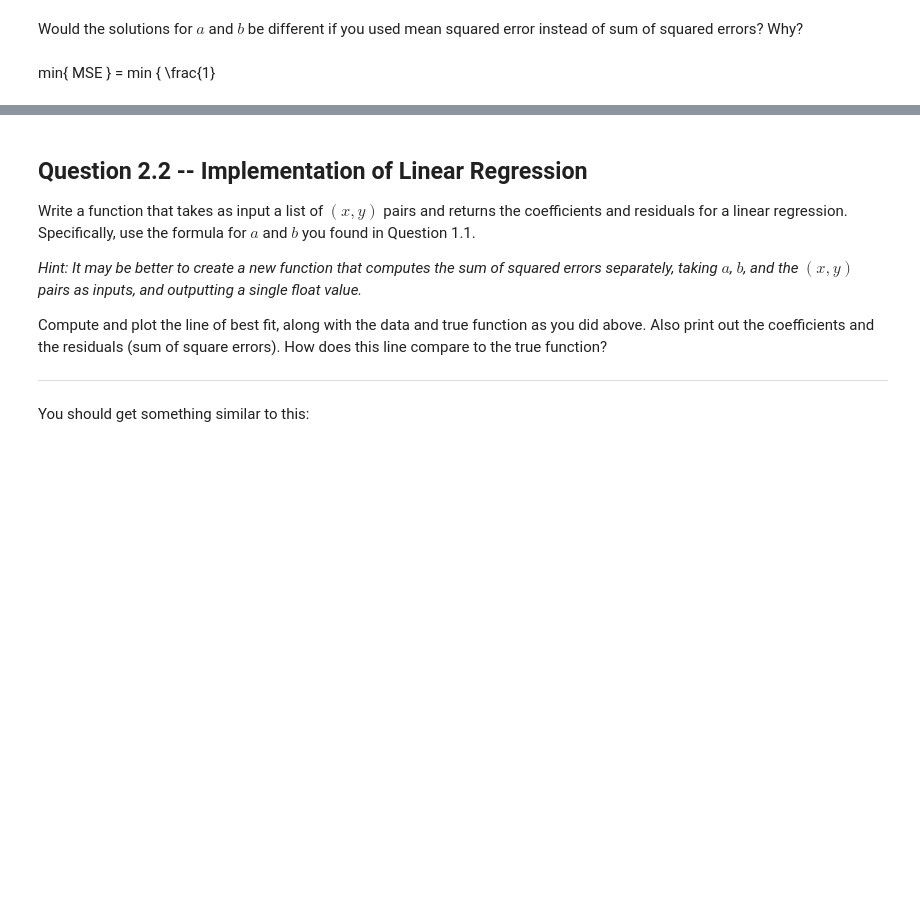
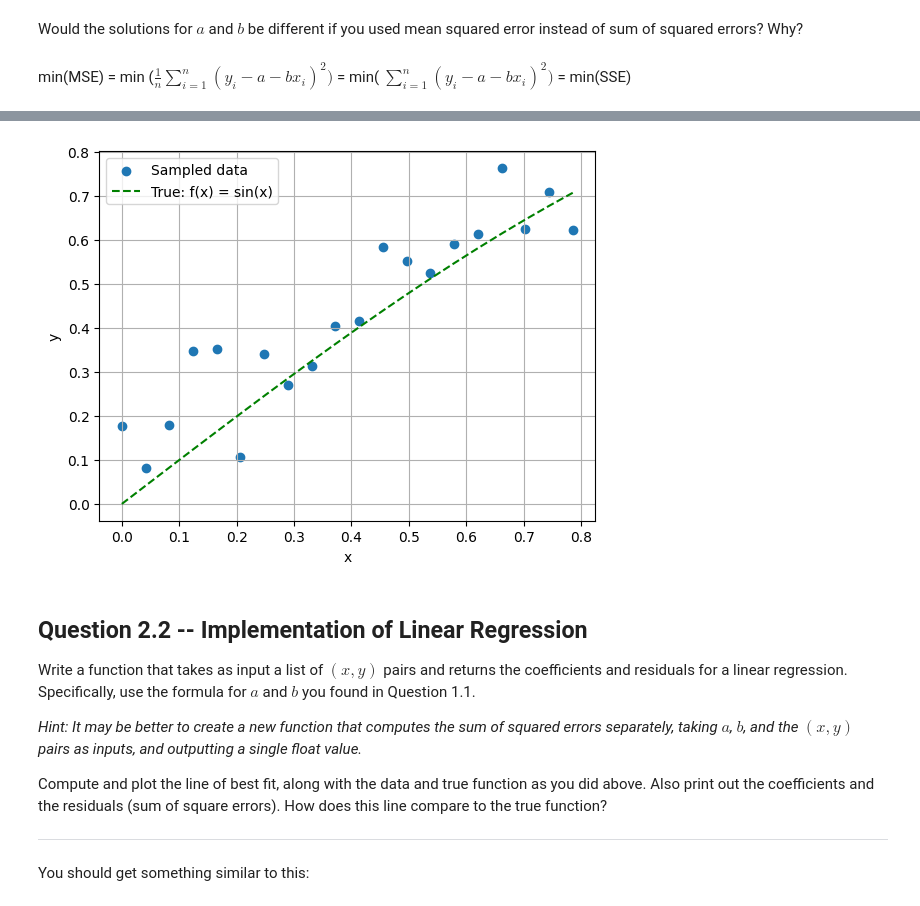
Before and after one commit to RiccardoZatti/TMDL, a Jupyter notebook: TMDL_2024_25_Assignment_1,_Qs_only.ipynb, the cells around one changed output, grey strips where cells are left out. Cells and saved outputs as stored; diff of their text form; code cells hidden in the pictures; blank space fills up the shorter version.

```diff
--- a/TMDL_2024_25_Assignment_1,_Qs_only.ipynb
+++ b/TMDL_2024_25_Assignment_1,_Qs_only.ipynb
@@ -101,8 +101,8 @@ Is there only one unique solution for $a$ and $b$? Why/why not?
 The loss fucntion is concave and differentiable over its domain, hence the setting first order condition to zero yields the global minimum.
 # %% [markdown]
 Would the solutions for $a$ and $b$ be different if you used mean squared error instead of sum of squared errors? Why?
-# %% [markdown]
-min{ MSE } = min { \frac{1}
+# %% [markdown]
+min(MSE) = min ($\frac{1}{n} ∑_{i = 1}^n (y_i - a - b x_i)^2)$ = min( $∑_{i = 1}^n (y_i - a - b x_i)^2)$ = min(SSE)
 # %% [markdown]
 ## Question 2.1 -- Function generation
 
@@ -129,29 +129,33 @@ Your results should look something like this:
 # %%
 import numpy as np
 import matplotlib.pyplot as plt
 
-# np.random.seed(0)
+np.random.seed(0)
 
 def generate_sin(x, epsilon):
-    # TODO: your code here
+    func = np.sin(x) + epsilon * np.random.randn(len(x))
     return func
 
-n_samples = ...
+n_samples = 20
 
 # TODO: create noisy function
-x = ...
-y = generate_sin(x, ...)
+x = np.linspace(0, np.pi / 4, n_samples)
+y = generate_sin(x, 0.1)
 
 # TODO: create true function
-x_pure = ...
-y_pure = ...
+x_pure = x
+y_pure = np.sin(x_pure)
 
 # TODO: plot data, line
-plt.scatter(x,y, label=...)
-plt.plot(x_pure, y_pure, label=...)
+plt.scatter(x,y, label= 'Sampled data')
+plt.plot(x_pure, y_pure, label= 'True: f(x) = sin(x)', linestyle = '--', color = 'green')
+plt.xlabel('x')
+plt.ylabel('y')
 plt.grid()
 plt.legend()
 plt.show()
+# %% [output]
+[figure, added]
 # %% [markdown]
 ## Question 2.2 -- Implementation of Linear Regression
 
```
Also changed, not shown: parts of 6 cells of this notebook.
